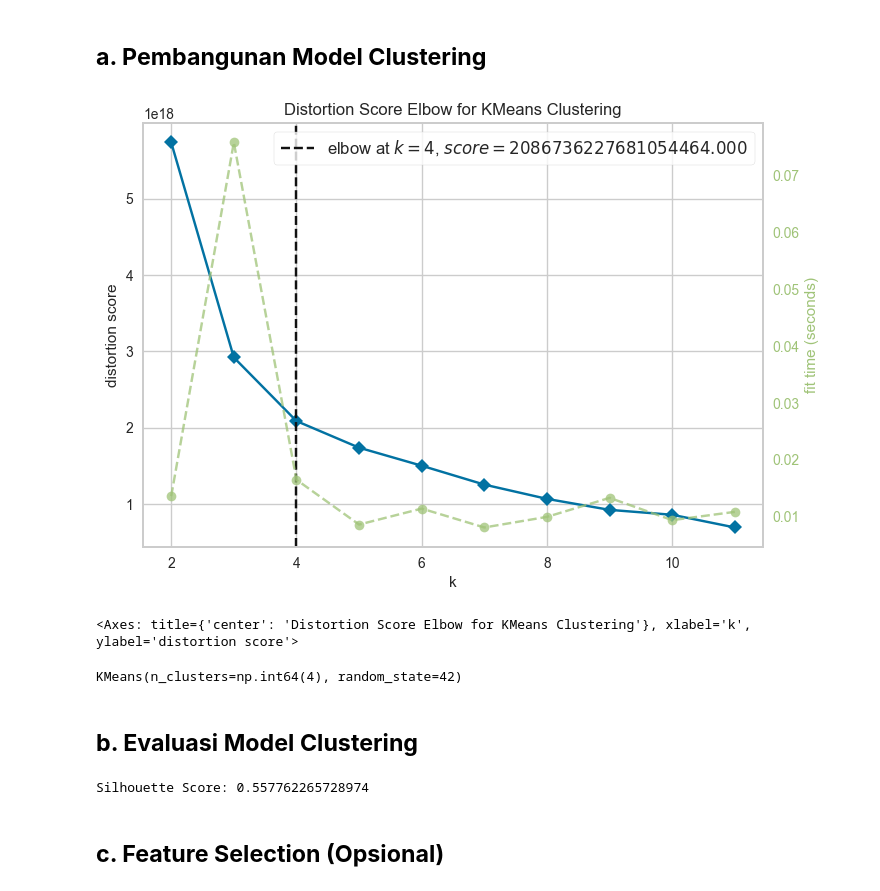
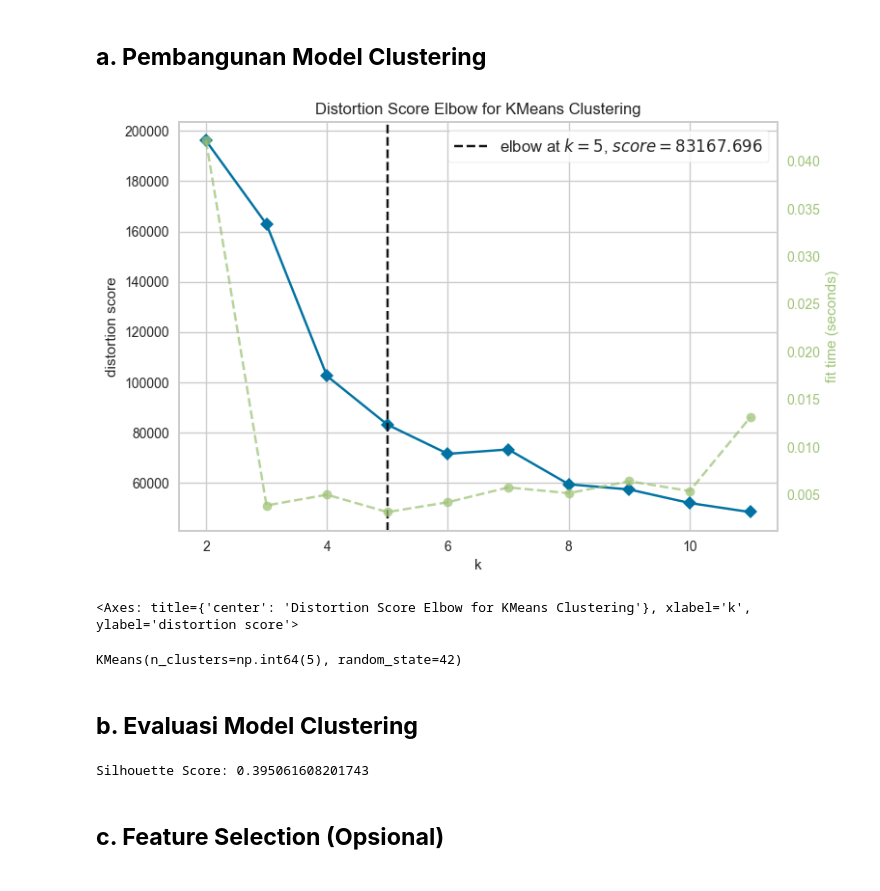
Before and after one commit to ikrar557/mlp-dicoding, a Jupyter notebook: [Clustering] Submission Akhir BMLP_Ikrar.ipynb, the cells around one changed output. Drawn from its saved outputs; the diff is of its cells as text; code cells hidden in the pictures.

```diff
--- a/[Clustering] Submission Akhir BMLP_Ikrar.ipynb
+++ b/[Clustering] Submission Akhir BMLP_Ikrar.ipynb
@@ -395,7 +395,7 @@ star: 2814 unique values, Dominant category: 0.56%
 country: 59 unique values, Dominant category: 71.41%
 company: 2385 unique values, Dominant category: 5.14%
 # %%
-drop_cols = ['name', 'released', 'director', 'writer']
+drop_cols = ['name', 'released', 'director', 'writer', 'star', 'year', 'company']
 df.drop(drop_cols, axis=1, inplace=True)
 # %%
 df.info()
@@ -420,0 +418,14 @@ memory usage: 659.1+ KB
+# %%
+categorical_features = []
+numerical_features = []
+
+for col in df.columns:
+    if df[col].dtype == 'object':
+        categorical_features.append(col)
+    else:
+        numerical_features.append(col)
+
+print('Kolom kategorikal:', categorical_features)
+print('Jumlah kolom kategorikal:', len(categorical_features))
+print('Kolom numerikal:', numerical_features)
+print('Jumlah kolom numerikal:', len(numerical_features))
@@ -479,0 +500,4 @@ Jumlah outlier: 240
+# %%
+df_scaled = df.copy()
+robust_scaler = RobustScaler()
+df_scaled[['score', 'votes', 'budget', 'gross', 'runtime']] = robust_scaler.fit_transform(df_scaled[['score', 'votes', 'budget', 'gross', 'runtime']])
@@ -503,6 +536,6 @@ Data Sebelum Dilakukan Encoding:
 # %%
 label_encoders = {}
-df_lencoder = df.copy()
+df_lencoder = df_scaled.copy()
 
 for col in categorical_features:
     label_encoders[col] = LabelEncoder()
@@ -521,33 +554,33 @@ df_lencoder.head()
 # %% [markdown]
 ## **a. Pembangunan Model Clustering**
 # %%
-features = df_lencoder.copy()
+df_clustering = df_lencoder.copy()
 
 kmeans = KMeans()
 
 visualizer = KElbowVisualizer(kmeans, k=(2, 12))
 
-visualizer.fit(features)
+visualizer.fit(df_clustering)
 
 visualizer.show()
 # %% [output]
-[figure, old version]
+[figure, new version]
 <Axes: title={'center': 'Distortion Score Elbow for KMeans Clustering'}, xlabel='k', ylabel='distortion score'>
 # %%
 optimal_k = visualizer.elbow_value_
 
 kmeans = KMeans(n_clusters=optimal_k, random_state=42, init='k-means++')
-kmeans.fit(features)
+kmeans.fit(df_clustering)
 # %% [output]
-KMeans(n_clusters=np.int64(4), random_state=42)
+KMeans(n_clusters=np.int64(5), random_state=42)
 # %% [markdown]
 ## **b. Evaluasi Model Clustering**
 # %%
-silhouette_score_before = silhouette_score(features, kmeans.labels_)
+silhouette_score_before = silhouette_score(df_clustering, kmeans.labels_)
 
 print(f"Silhouette Score: {silhouette_score_before}")
 # %% [output]
-Silhouette Score: 0.557762265728974
+Silhouette Score: 0.395061608201743
 # %% [markdown]
 ## **c. Feature Selection (Opsional)**
 # %%
```
Also changed, not shown: parts of 32 cells of this notebook, 2 other files.
